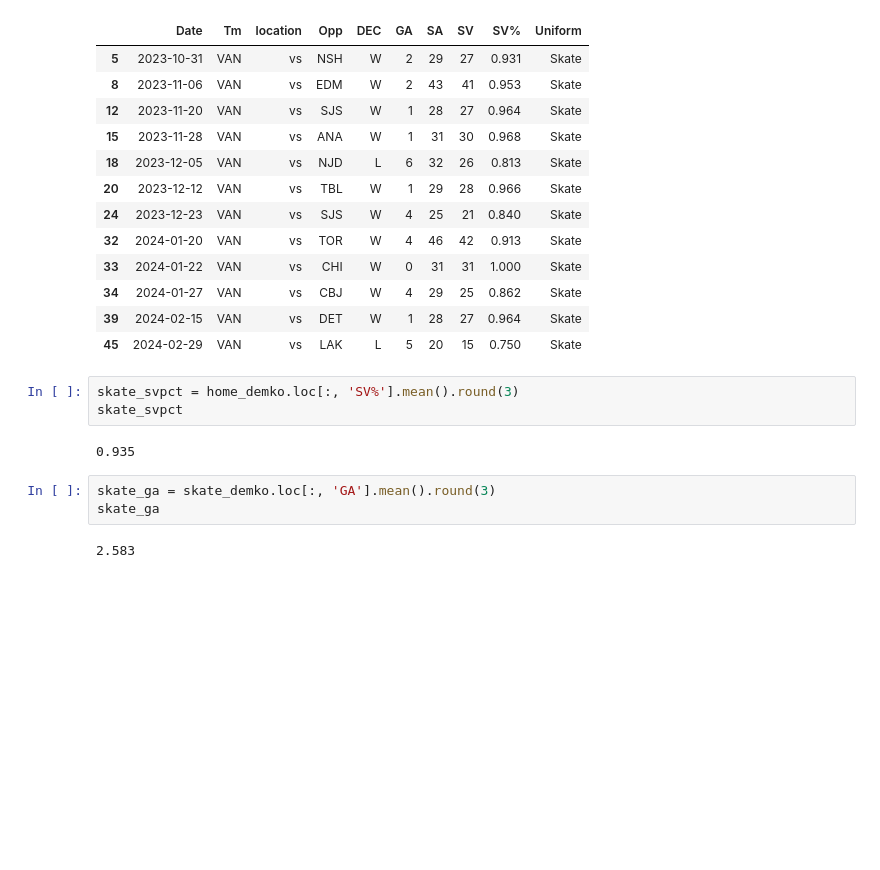
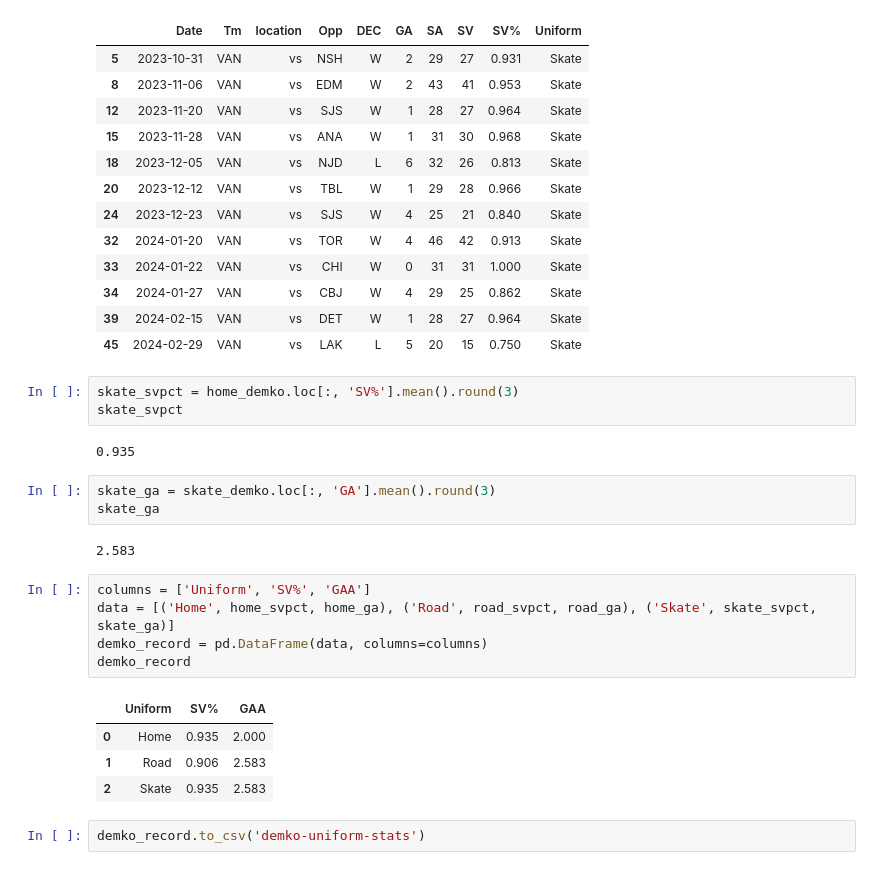
Before and after one commit to milesbolton/milesbolton.github.io, a Jupyter notebook: docs/canucks-uniform-record-2023-24/demko-worst-games.ipynb, the cells around one changed output. Drawn from its saved outputs; the diff is of its cells as text; blank space fills up the shorter version.

Commit message:
Demko analysis

```diff
--- a/docs/canucks-uniform-record-2023-24/demko-worst-games.ipynb
+++ b/docs/canucks-uniform-record-2023-24/demko-worst-games.ipynb
@@ -109,3 +109,15 @@ skate_ga = skate_demko.loc[:, 'GA'].mean().round(3)
 skate_ga
 # %% [output]
 2.583
+# %%
+columns = ['Uniform', 'SV%', 'GAA']
+data = [('Home', home_svpct, home_ga), ('Road', road_svpct, road_ga), ('Skate', skate_svpct, skate_ga)]
+demko_record = pd.DataFrame(data, columns=columns)
+demko_record
+# %% [output]
+|  | Uniform | SV% | GAA |
+| 0 | Home | 0.935 | 2.000 |
+| 1 | Road | 0.906 | 2.583 |
+| 2 | Skate | 0.935 | 2.583 |
+# %%
+demko_record.to_csv('demko-uniform-stats')
```
Also changed, not shown: 2 other files.
